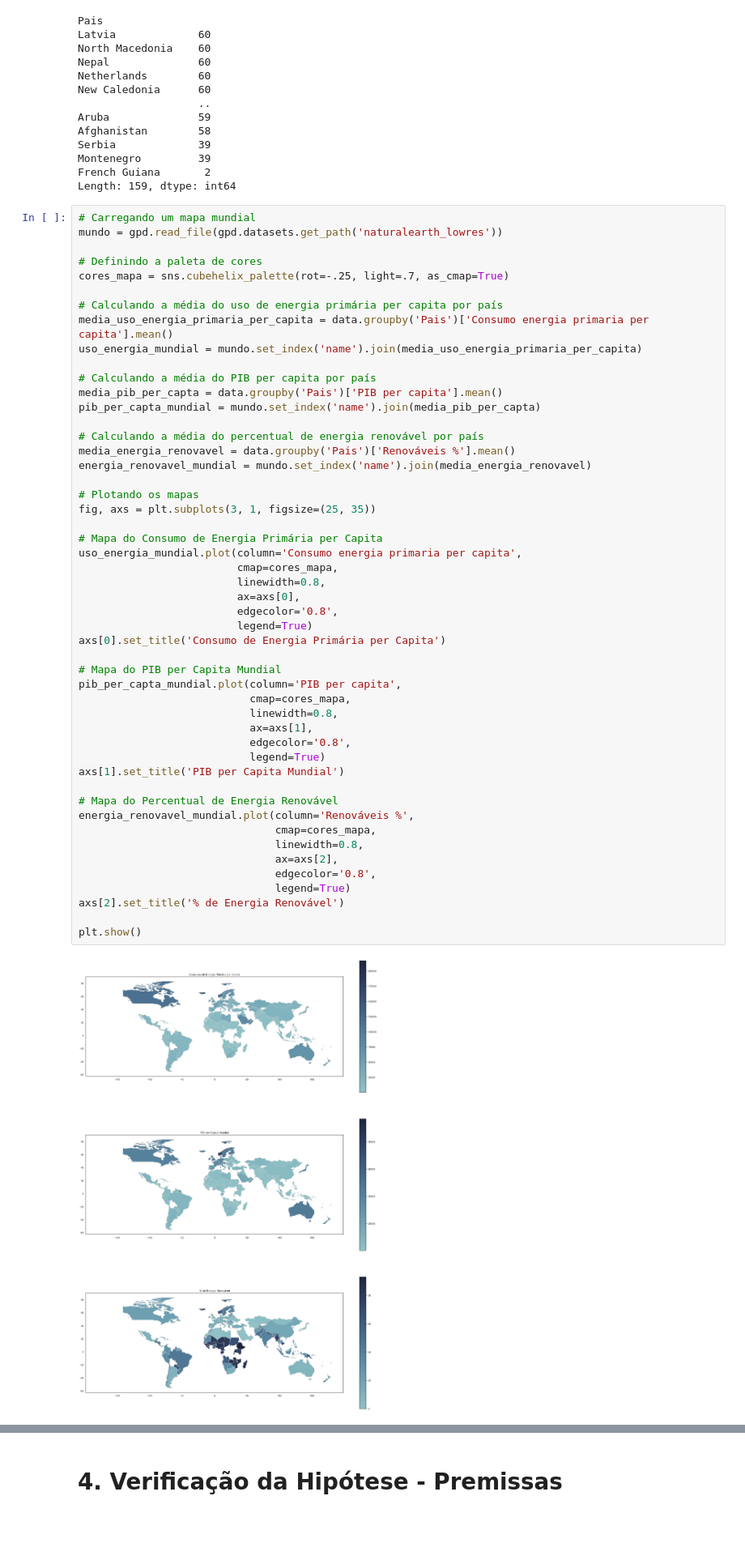
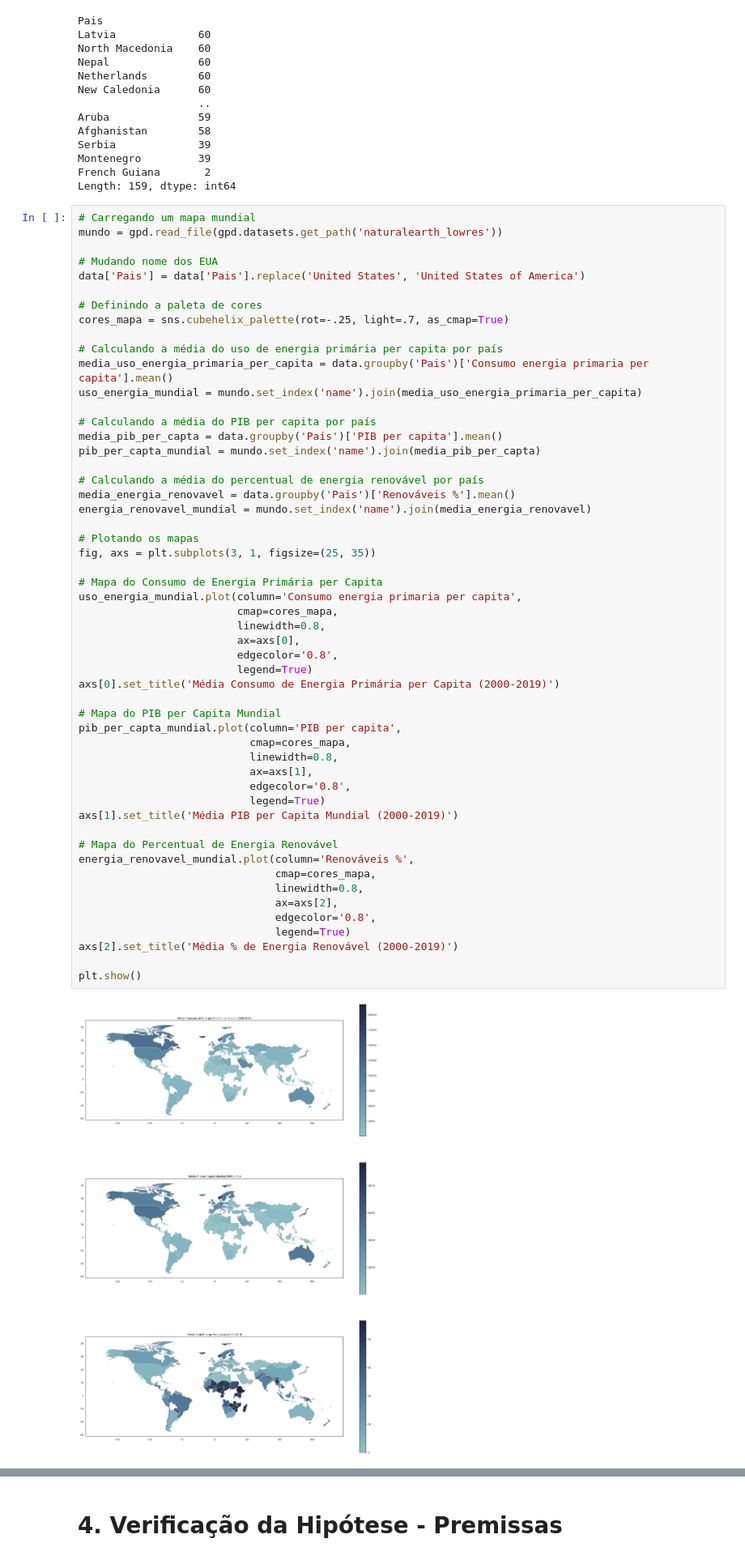
Before and after one commit to Felipefalex/Projeto-Sustainable-Energy, a Jupyter notebook: sustainable_energy.ipynb, the cells around one changed output, grey strips where cells are left out. Shown at 81% size. Saved outputs shown, nothing was run; the diff lists cells and outputs as text; blank space fills up the shorter version.

```diff
--- a/sustainable_energy.ipynb
+++ b/sustainable_energy.ipynb
@@ -287,6 +288,9 @@ Length: 159, dtype: int64
 # %%
 # Carregando um mapa mundial
 mundo = gpd.read_file(gpd.datasets.get_path('naturalearth_lowres'))
+
+# Mudando nome dos EUA
+data['Pais'] = data['Pais'].replace('United States', 'United States of America')
 
 # Definindo a paleta de cores
 cores_mapa = sns.cubehelix_palette(rot=-.25, light=.7, as_cmap=True)
@@ -305,37 +309,37 @@ energia_renovavel_mundial = mundo.set_index('name').join(media_energia_renovavel
 
 # Plotando os mapas
 fig, axs = plt.subplots(3, 1, figsize=(25, 35))
 
 # Mapa do Consumo de Energia Primária per Capita
 uso_energia_mundial.plot(column='Consumo energia primaria per capita',
                          cmap=cores_mapa,
                          linewidth=0.8,
                          ax=axs[0],
                          edgecolor='0.8',
                          legend=True)
-axs[0].set_title('Consumo de Energia Primária per Capita')
+axs[0].set_title('Média Consumo de Energia Primária per Capita (2000-2019)')
 
 # Mapa do PIB per Capita Mundial
 pib_per_capta_mundial.plot(column='PIB per capita',
                            cmap=cores_mapa,
                            linewidth=0.8,
                            ax=axs[1],
                            edgecolor='0.8',
                            legend=True)
-axs[1].set_title('PIB per Capita Mundial')
+axs[1].set_title('Média PIB per Capita Mundial (2000-2019)')
 
 # Mapa do Percentual de Energia Renovável
 energia_renovavel_mundial.plot(column='Renováveis %',
                                cmap=cores_mapa,
                                linewidth=0.8,
                                ax=axs[2],
                                edgecolor='0.8',
                                legend=True)
-axs[2].set_title('% de Energia Renovável')
+axs[2].set_title('Média % de Energia Renovável (2000-2019)')
 
 plt.show()
 # %% [output]
-[figure, old version]
+[figure, new version]
 # %% [markdown]
 Essa ferramenta visual resume a maior parte das informações relevantes. Por meio dela conseguimos traçar bem como as variáveis de interesse estão distribuídas, na média, para cada país, entender quais continentes possuem maiores concentrações e afins. Por meio do mapa, podemos observar que há uma vasta quantidade de países e informações para realização da análise.
 
```
Also changed, not shown: parts of 5 cells of this notebook.
